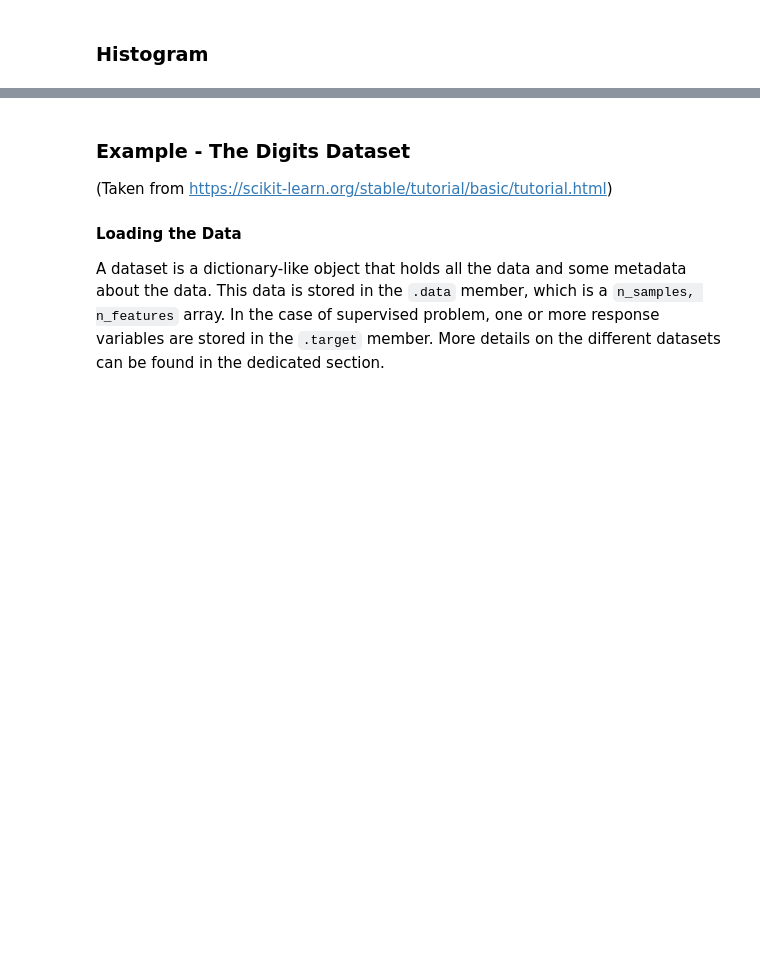
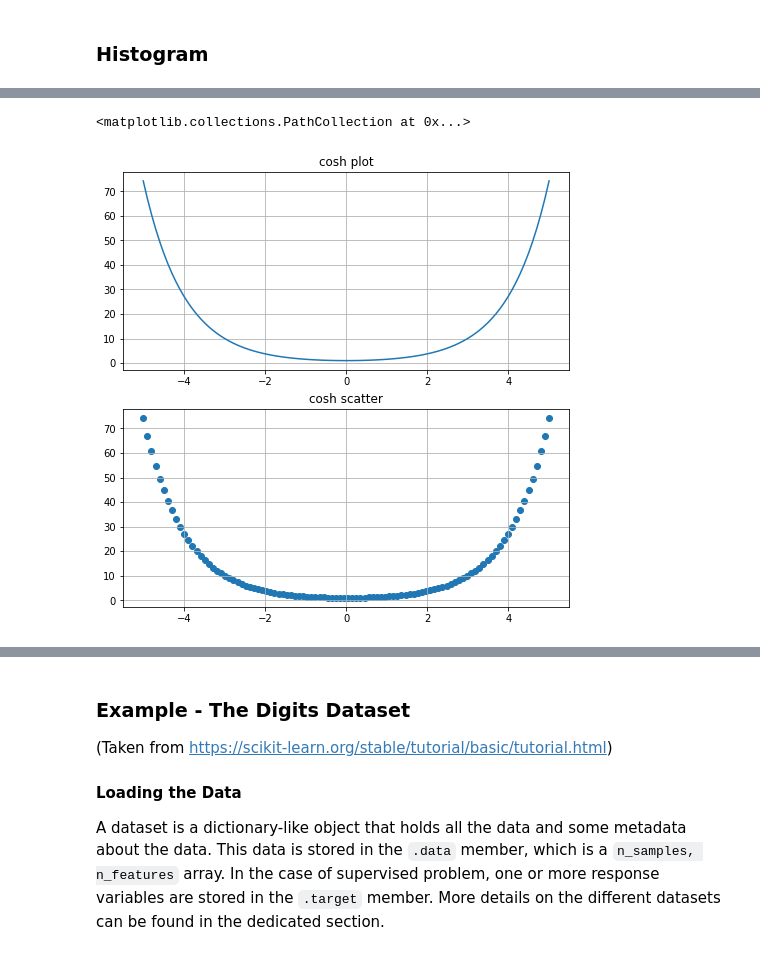
Before and after one commit to ynahum/anam_hw, a Jupyter notebook: hw0/ee046202_wet_0_introduction_students.ipynb, the cells around one changed output, grey strips where cells are left out. Drawn from its saved outputs; the diff is of its cells as text; code cells hidden in the pictures; blank space fills up the shorter version.

```diff
--- a/hw0/ee046202_wet_0_introduction_students.ipynb
+++ b/hw0/ee046202_wet_0_introduction_students.ipynb
@@ -460,3 +686,21 @@ Your Code Here
+# %%
+"""
+Your Code Here
+"""
+x = np.linspace(-5,5,100)
+y = np.cosh(x)
+fig = plt.figure(figsize=(8,8))
+ax1 = fig.add_subplot(2,1,1)
+ax1.set_title('cosh plot')
+ax1.grid()
+ax1.plot(x,y)
+ax2 = fig.add_subplot(2,1,2)
+ax2.set_title('cosh scatter')
+ax2.grid()
+ax2.scatter(x,y)
+# %% [output]
+<matplotlib.collections.PathCollection at 0x...>
+[figure, added]
 # %% [markdown]
 ## <img src="https://img.icons8.com/officel/80/000000/historic-ship.png" style="height:50px;display:inline"> Seaborn
 ---
```
Also changed, not shown: parts of 59 cells of this notebook.
